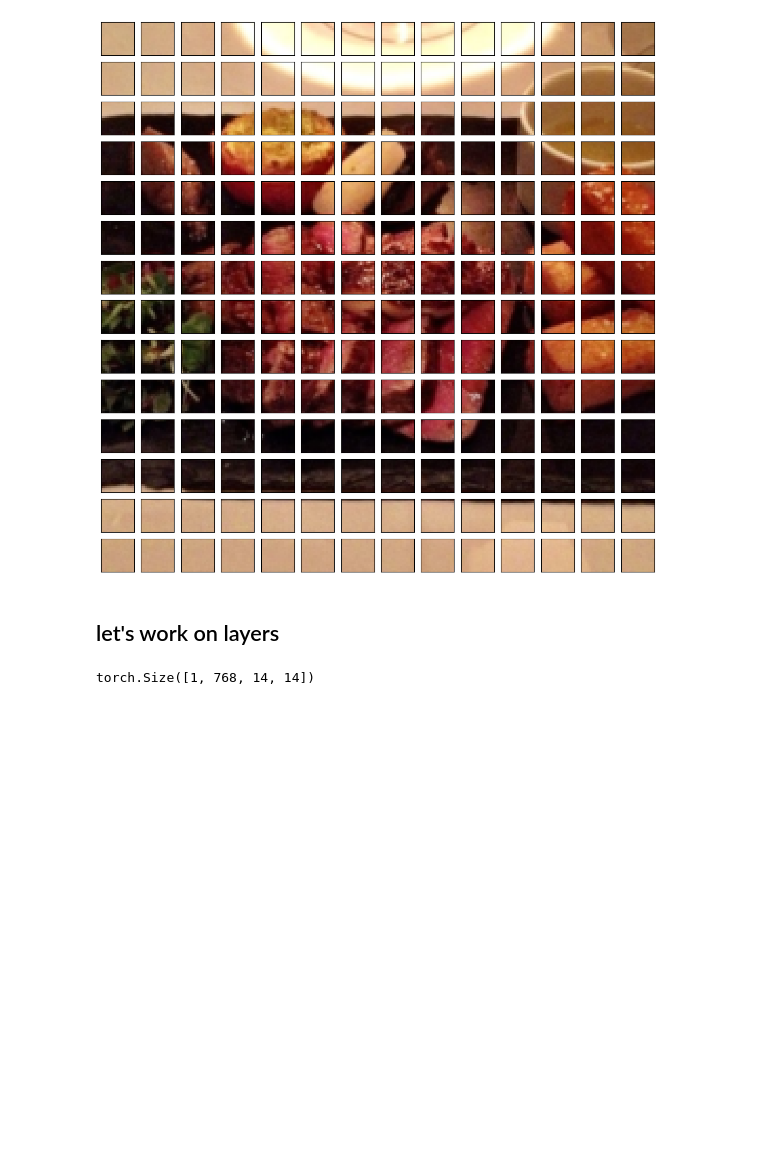
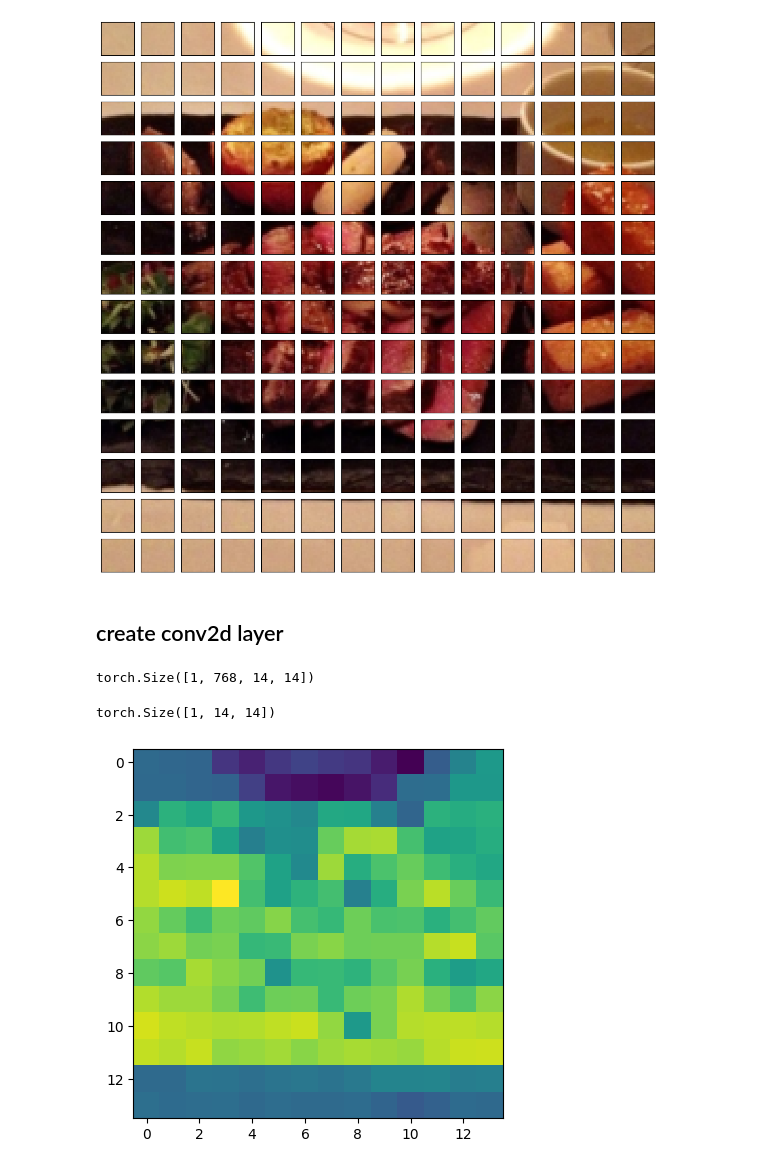
Before and after one commit to MuhammadAbuBakarQureshi/Machine-Learning, a Jupyter notebook: PyTorch/14-Transformers-Replicating-Paper.ipynb, the cells around one changed output. Cells and saved outputs as stored; diff of their text form; code cells hidden in the pictures; blank space fills up the shorter version.

```diff
--- a/PyTorch/14-Transformers-Replicating-Paper.ipynb
+++ b/PyTorch/14-Transformers-Replicating-Paper.ipynb
@@ -176,7 +176,7 @@ for i in range(0, height//patch_size):
 # %% [output]
 [figure]
 # %% [markdown]
-## let's work on layers
+## create conv2d layer
 # %%
 patch_size = 16
 
@@ -190,3 +190,10 @@ image_out_of_conv = conv2d((image).unsqueeze(dim=0))
 image_out_of_conv.shape
 # %% [output]
 torch.Size([1, 768, 14, 14])
+# %%
+image_conv_feature_map = image_out_of_conv[:, 0, :, :]
+plt.imshow(image_conv_feature_map.detach().numpy().squeeze())
+image_conv_feature_map.shape
+# %% [output]
+torch.Size([1, 14, 14])
+[figure, added]
```
Also changed, not shown: parts of 17 cells of this notebook.
